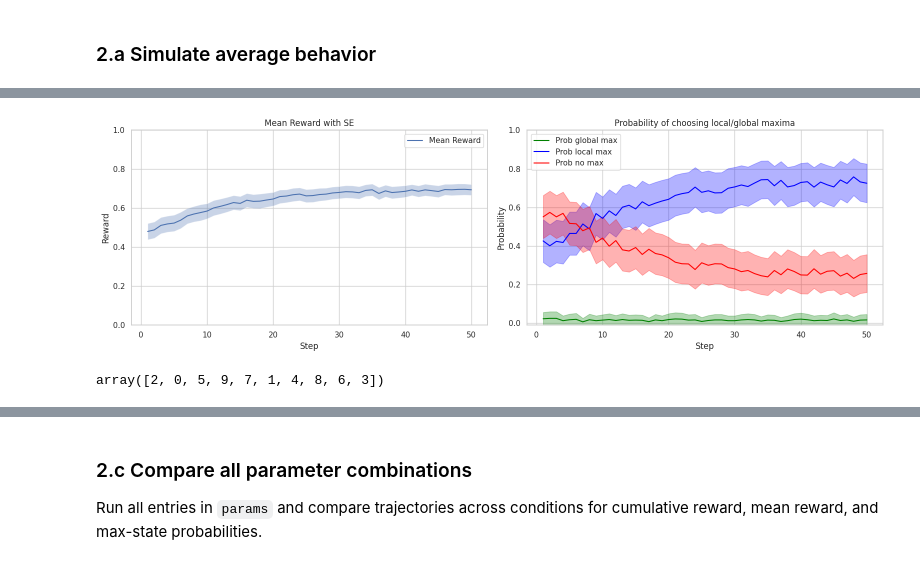
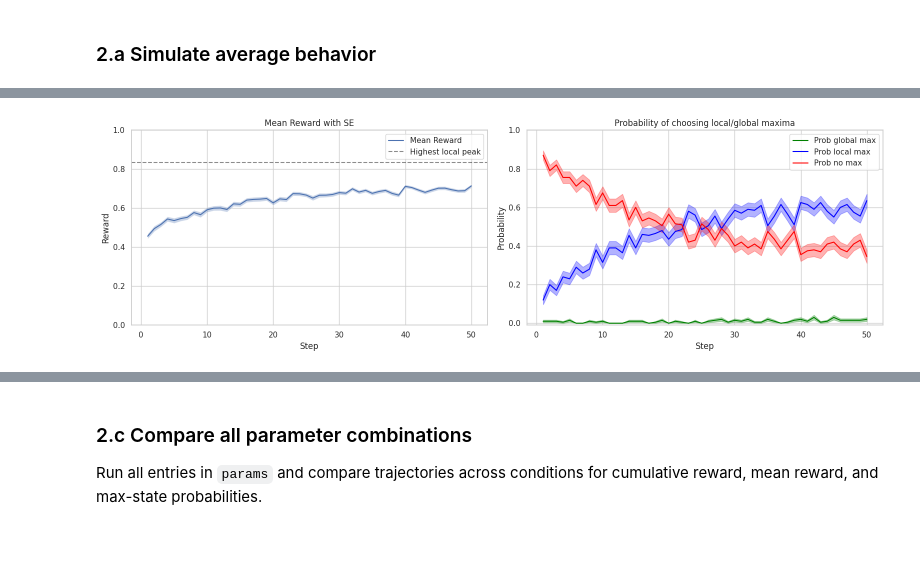
Before and after one commit to vagechirkov/Spatial-MAB-taboo, a Jupyter notebook: notebooks/single_agent_simulations.ipynb, the cells around one changed output, grey strips where cells are left out. Saved outputs shown, nothing was run; the diff lists cells and outputs as text; code cells hidden in the pictures.

```diff
--- a/notebooks/single_agent_simulations.ipynb
+++ b/notebooks/single_agent_simulations.ipynb
@@ -159,22 +172,7 @@ plt.show()
 # %%
-grid_size   = 20
-lambda_true = 3
-
-# Naito: lambda = 1.86 vs true of 1.5
-naito_lambda_ratio = 1.86 / 1.5
-giron_lambda_ratio = 0.43 / 4
-
-# Define reward parameters for Mexican Hat GP environment
-reward_params = {
-    'length_scale': lambda_true,
-    'target_correlation': 1.0
-}
-
 # Sets of parameters for different conditions to be tested in the batch run
 params = {
     'naito': {
-        "env_seed": [],
-        "run_seed": [],
         "n": 1,
         "grid_size": grid_size,
         "beta": 0.19,
@@ -185,8 +183,6 @@ params = {
         "reward_env_params": [reward_params]
     },
     'giron_5-8': {
-        "env_seed": [],
-        "run_seed": [],
         "n": 1,
         "grid_size": grid_size,
         "beta": 0.53,
@@ -197,8 +193,6 @@ params = {
         "reward_env_params": [reward_params]
     },
     'lambda_is_sigma_o_naito': {
-        "env_seed": [],
-        "run_seed": [],
         "n": 1,
         "grid_size": grid_size,
         "beta": 0.19,
@@ -209,8 +203,6 @@ params = {
         "reward_env_params": [reward_params]
     },
     'lambda_is_sigma_o_low_random': {
-        "env_seed": [],
-        "run_seed": [],
         "n": 1,
         "grid_size": grid_size,
         "beta": 0.01,
@@ -221,8 +213,6 @@ params = {
         "reward_env_params": [reward_params]
     },
     'lambda_is_sigma_o_high_random': {
-        "env_seed": [],
-        "run_seed": [],
         "n": 1,
         "grid_size": grid_size,
         "beta": 0.5,
@@ -233,8 +223,6 @@ params = {
         "reward_env_params": [reward_params]
     },
     'lambda_is_sigma_i_naito': {
-        "env_seed": [],
-        "run_seed": [],
         "n": 1,
         "grid_size": grid_size,
         "beta": 0.19,
@@ -245,8 +233,6 @@ params = {
         "reward_env_params": [reward_params]
     },
     'lambda_is_sigma_i_high_random': {
-        "env_seed": [],
-        "run_seed": [],
         "n": 1,
         "grid_size": grid_size,
         "beta": 0.5,
@@ -257,8 +243,6 @@ params = {
         "reward_env_params": [reward_params]
     },
     'lambda_is_sigma_i_low_random': {
-        "env_seed": [],
-        "run_seed": [],
         "n": 1,
         "grid_size": grid_size,
         "beta": 0.01,
@@ -270,8 +254,6 @@ params = {
         "agent_reporters_to_collect": ["distance_to_global_peak", "distance_to_local_peak", "reward"]
     },
     'optimal_P_global_max_500steps': {
-        "env_seed": [],
-        "run_seed": [],
         "n": 1,
         "grid_size": grid_size,
         "beta": 0.675,
@@ -282,8 +264,6 @@ params = {
         "reward_env_params": [reward_params],
     },
     'optimal_cum_reward_500steps': {
-        "env_seed": [],
-        "run_seed": [],
         "n": 1,
         "grid_size": grid_size,
         "beta": 0.6,
@@ -294,8 +274,6 @@ params = {
         "reward_env_params": [reward_params],
     },
     'optimal_cum_reward_20steps': {
-        "env_seed": [],
-        "run_seed": [],
         "n": 1,
         "grid_size": grid_size,
         "beta": 0.125,
@@ -329,8 +287,9 @@ params[param_set]['env_seed']
 # %%
 n_envs         = 10
-n_runs_per_env = 100
+n_runs_per_env = 20
+n_runs         = n_envs * n_runs_per_env
 max_steps      = 50
-param_set      = 'naito'
+param_set      = 'naito' # 'optimal_cum_reward_20steps' # 'lambda_is_sigma_o_low_random'
 
 # Create a master random number generator for reproducibility
 master_rng = np.random.default_rng(1234)
@@ -367,37 +326,33 @@ reward_mean = df_grouped['reward']['mean']
 reward_SE = df_grouped['reward']['std'] / np.sqrt(n_runs)
 axes[0].plot(df_grouped['Step'], reward_mean, label='Mean Reward')
 axes[0].fill_between(df_grouped['Step'], reward_mean - reward_SE, reward_mean + reward_SE, alpha=0.3)
+axes[0].axhline(y=1/1.2, color='k', linestyle='--', alpha=0.5, label='Highest local peak')
 axes[0].set_title('Mean Reward with SE')
 axes[0].set_xlabel('Step')
 axes[0].set_ylabel('Reward')
 axes[0].set_ylim(0, 1)
 axes[0].legend()
 
 # Right: probabilities
 global_max_mean = df_grouped['global_max']['mean']
 global_max_SE = df_grouped['global_max']['std'] / np.sqrt(n_runs)
 local_max_mean = df_grouped['local_max']['mean']
 local_max_SE = df_grouped['local_max']['std'] / np.sqrt(n_runs)
 axes[1].plot(df_grouped['Step'], global_max_mean, label='Prob global max', color='green')
 axes[1].fill_between(df_grouped['Step'], global_max_mean - global_max_SE, global_max_mean + global_max_SE, alpha=0.3, color='green')
 axes[1].plot(df_grouped['Step'], local_max_mean, label='Prob local max', color='blue')
 axes[1].fill_between(df_grouped['Step'], local_max_mean - local_max_SE, local_max_mean + local_max_SE, alpha=0.3, color='blue')
 not_any_max_mean = df_grouped['no_max']['mean']
 not_any_max_SE = df_grouped['no_max']['std'] / np.sqrt(n_runs)
 axes[1].plot(df_grouped['Step'], not_any_max_mean, label='Prob no max', color='red')
 axes[1].fill_between(df_grouped['Step'], not_any_max_mean - not_any_max_SE, not_any_max_mean + not_any_max_SE, alpha=0.3, color='red')
 axes[1].set_title('Probability of choosing local/global maxima')
 axes[1].set_xlabel('Step')
 axes[1].set_ylabel('Probability')
 axes[1].set_ylim(-0.01, 1)
 axes[1].legend()
 
 plt.tight_layout()
 plt.show()
 # %% [output]
-[figure, old version]
+[figure, new version]
-# %%
-# get all of the different rng values in df_batch
-df_batch['RunId'].unique()
-# %% [output]
-array([2, 0, 5, 9, 7, 1, 4, 8, 6, 3])
```
Also changed, not shown: parts of 3 cells of this notebook.
